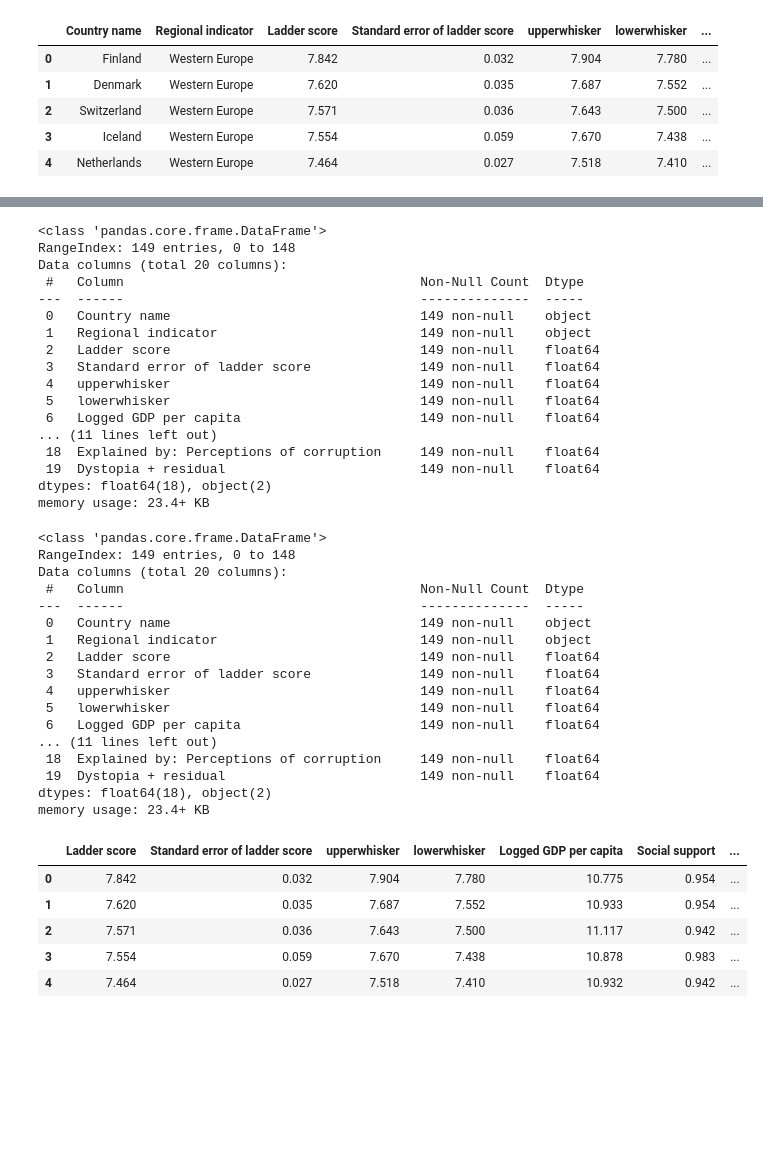
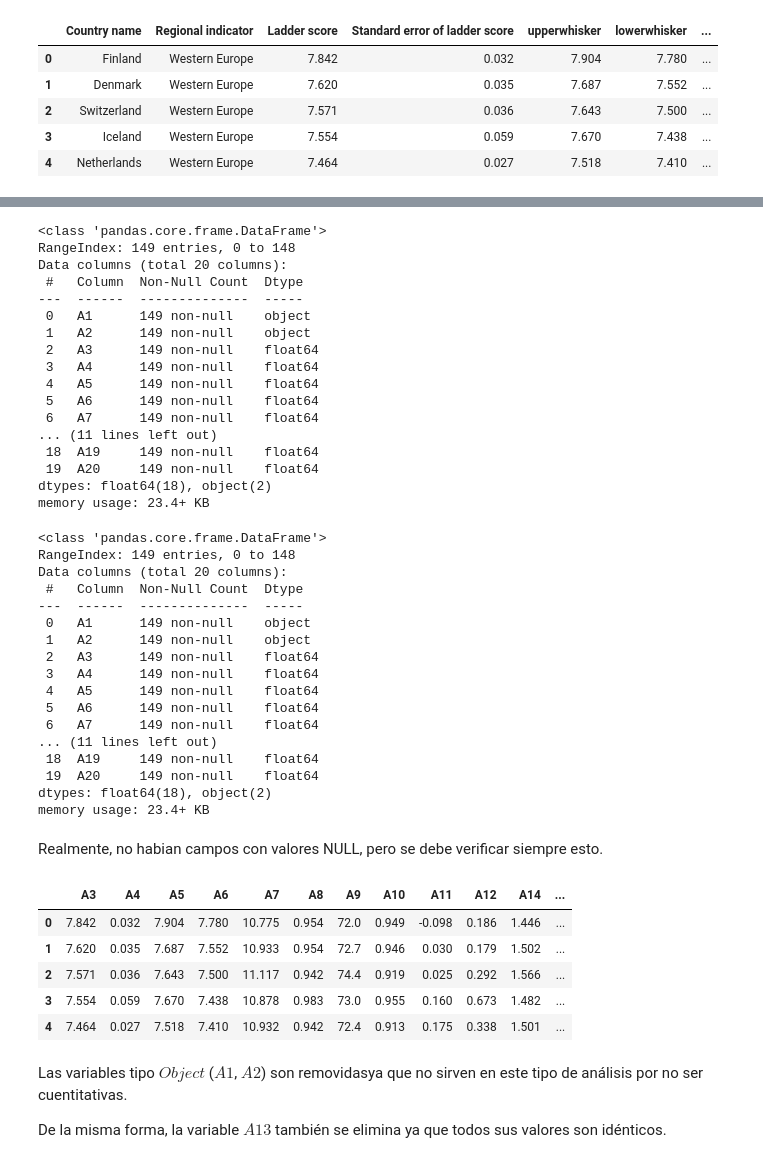
Before and after one commit to kevindmzapata/multivariate-statistics-course, a Jupyter notebook: TAREA_1/script.ipynb, the cells around one changed output, grey strips where cells are left out. Cells and saved outputs as stored; diff of their text form; code cells hidden in the pictures; blank space fills up the shorter version.

```diff
--- a/TAREA_1/script.ipynb
+++ b/TAREA_1/script.ipynb
@@ -15,3 +22,7 @@ df.head()
 | 2 | Switzerland | Western Europe | 7.571 | 0.036 | 7.643 | 7.500 | ... |
 | 3 | Iceland | Western Europe | 7.554 | 0.059 | 7.670 | 7.438 | ... |
 | 4 | Netherlands | Western Europe | 7.464 | 0.027 | 7.518 | 7.410 | ... |
+# %%
+# Renoimbrar las columnas como A1, A2, A3, ..., AN
+df.columns = ['A'+str(i) for i in range(1, len(df.columns)+1)]
+df.head()
@@ -21,18 +62,18 @@ df.info()
 <class 'pandas.core.frame.DataFrame'>
 RangeIndex: 149 entries, 0 to 148
 Data columns (total 20 columns):
- #   Column                                      Non-Null Count  Dtype
----  ------                                      --------------  -----
- 0   Country name                                149 non-null    object
- 1   Regional indicator                          149 non-null    object
- 2   Ladder score                                149 non-null    float64
- 3   Standard error of ladder score              149 non-null    float64
- 4   upperwhisker                                149 non-null    float64
- 5   lowerwhisker                                149 non-null    float64
- 6   Logged GDP per capita                       149 non-null    float64
+ #   Column  Non-Null Count  Dtype
+---  ------  --------------  -----
+ 0   A1      149 non-null    object
+ 1   A2      149 non-null    object
+ 2   A3      149 non-null    float64
+ 3   A4      149 non-null    float64
+ 4   A5      149 non-null    float64
+ 5   A6      149 non-null    float64
+ 6   A7      149 non-null    float64
 ... (11 lines left out)
- 18  Explained by: Perceptions of corruption     149 non-null    float64
- 19  Dystopia + residual                         149 non-null    float64
+ 18  A19     149 non-null    float64
+ 19  A20     149 non-null    float64
 dtypes: float64(18), object(2)
 memory usage: 23.4+ KB
 # %%
@@ -43,30 +84,36 @@ df.info()
 <class 'pandas.core.frame.DataFrame'>
 RangeIndex: 149 entries, 0 to 148
 Data columns (total 20 columns):
- #   Column                                      Non-Null Count  Dtype
----  ------                                      --------------  -----
- 0   Country name                                149 non-null    object
- 1   Regional indicator                          149 non-null    object
- 2   Ladder score                                149 non-null    float64
- 3   Standard error of ladder score              149 non-null    float64
- 4   upperwhisker                                149 non-null    float64
- 5   lowerwhisker                                149 non-null    float64
- 6   Logged GDP per capita                       149 non-null    float64
+ #   Column  Non-Null Count  Dtype
+---  ------  --------------  -----
+ 0   A1      149 non-null    object
+ 1   A2      149 non-null    object
+ 2   A3      149 non-null    float64
+ 3   A4      149 non-null    float64
+ 4   A5      149 non-null    float64
+ 5   A6      149 non-null    float64
+ 6   A7      149 non-null    float64
 ... (11 lines left out)
- 18  Explained by: Perceptions of corruption     149 non-null    float64
- 19  Dystopia + residual                         149 non-null    float64
+ 18  A19     149 non-null    float64
+ 19  A20     149 non-null    float64
 dtypes: float64(18), object(2)
 memory usage: 23.4+ KB
+# %% [markdown]
+Realmente, no habian campos con valores NULL, pero se debe verificar siempre esto.
 # %%
 # Remover variables que no se utilizaran
-df = df.drop(['Country name', 'Regional indicator', 'Ladder score in Dystopia'], axis=1)
+df = df.drop(['A1', 'A2', 'A13'], axis=1)
 df.head()
 # %% [output]
-|  | Ladder score | Standard error of ladder score | upperwhisker | lowerwhisker | Logged GDP per capita | Social support | ... |
-| 0 | 7.842 | 0.032 | 7.904 | 7.780 | 10.775 | 0.954 | ... |
-| 1 | 7.620 | 0.035 | 7.687 | 7.552 | 10.933 | 0.954 | ... |
-| 2 | 7.571 | 0.036 | 7.643 | 7.500 | 11.117 | 0.942 | ... |
-| 3 | 7.554 | 0.059 | 7.670 | 7.438 | 10.878 | 0.983 | ... |
-| 4 | 7.464 | 0.027 | 7.518 | 7.410 | 10.932 | 0.942 | ... |
+|  | A3 | A4 | A5 | A6 | A7 | A8 | A9 | A10 | A11 | A12 | A14 | ... |
+| 0 | 7.842 | 0.032 | 7.904 | 7.780 | 10.775 | 0.954 | 72.0 | 0.949 | -0.098 | 0.186 | 1.446 | ... |
+| 1 | 7.620 | 0.035 | 7.687 | 7.552 | 10.933 | 0.954 | 72.7 | 0.946 | 0.030 | 0.179 | 1.502 | ... |
+| 2 | 7.571 | 0.036 | 7.643 | 7.500 | 11.117 | 0.942 | 74.4 | 0.919 | 0.025 | 0.292 | 1.566 | ... |
+| 3 | 7.554 | 0.059 | 7.670 | 7.438 | 10.878 | 0.983 | 73.0 | 0.955 | 0.160 | 0.673 | 1.482 | ... |
+| 4 | 7.464 | 0.027 | 7.518 | 7.410 | 10.932 | 0.942 | 72.4 | 0.913 | 0.175 | 0.338 | 1.501 | ... |
+# %% [markdown]
+Las variables tipo $Object$ ($A1$, $A2$) son removidasya que no sirven en este tipo de análisis por no ser cuentitativas.
+
+De la misma forma, la variable $A13$ también se elimina ya que todos sus valores son idénticos.
 # %%
 # Redondear la base de datos con 3 decimales
```
Also changed, not shown: parts of 45 cells of this notebook.
